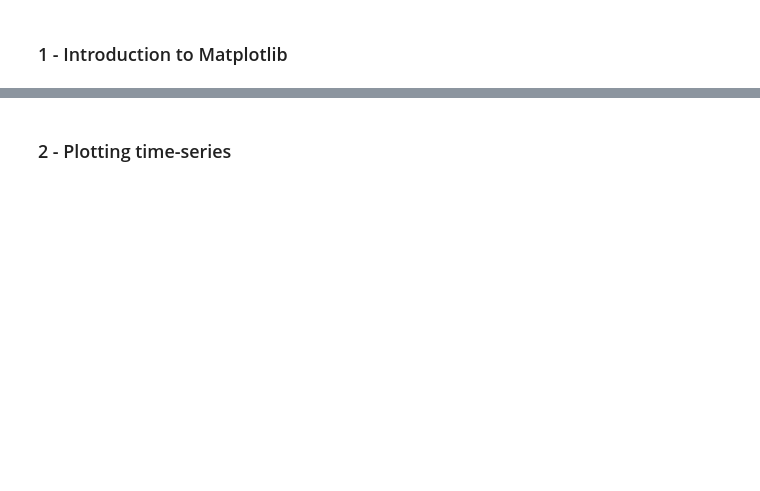
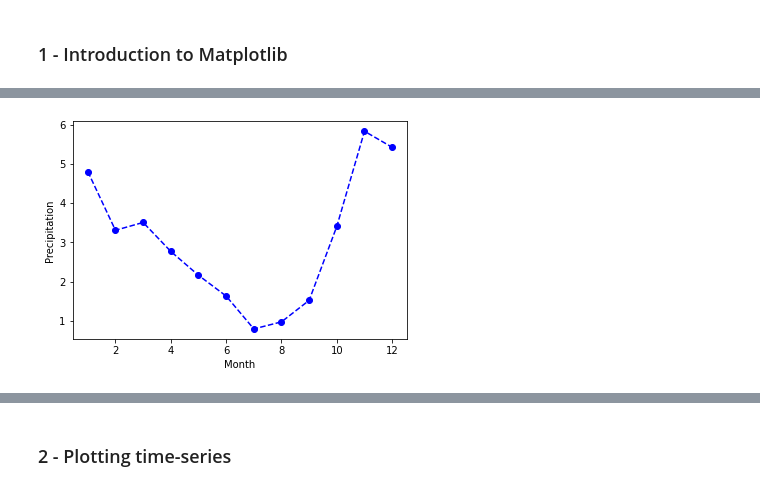
Before and after one commit to UvoChrollo/Pythonista, a Jupyter notebook: Notebook/Data Visualization/Matplotlib Introduction.ipynb, the cells around one changed output, grey strips where cells are left out. Drawn from its saved outputs; the diff is of its cells as text; code cells hidden in the pictures; blank space fills up the shorter version.

```diff
--- a/Notebook/Data Visualization/Matplotlib Introduction.ipynb
+++ b/Notebook/Data Visualization/Matplotlib Introduction.ipynb
@@ -15,0 +47,10 @@ plt.show()
+# %%
+fig, ax = plt.subplots()
+ax.plot(date,mly_prcp_normal,color='b',
+        linestyle='--',
+        marker='o')
+ax.set_xlabel("Month")
+ax.set_ylabel("Precipitation")
+plt.show()
+# %% [output]
+[figure, added]
```
Also changed, not shown: parts of 14 cells of this notebook.
